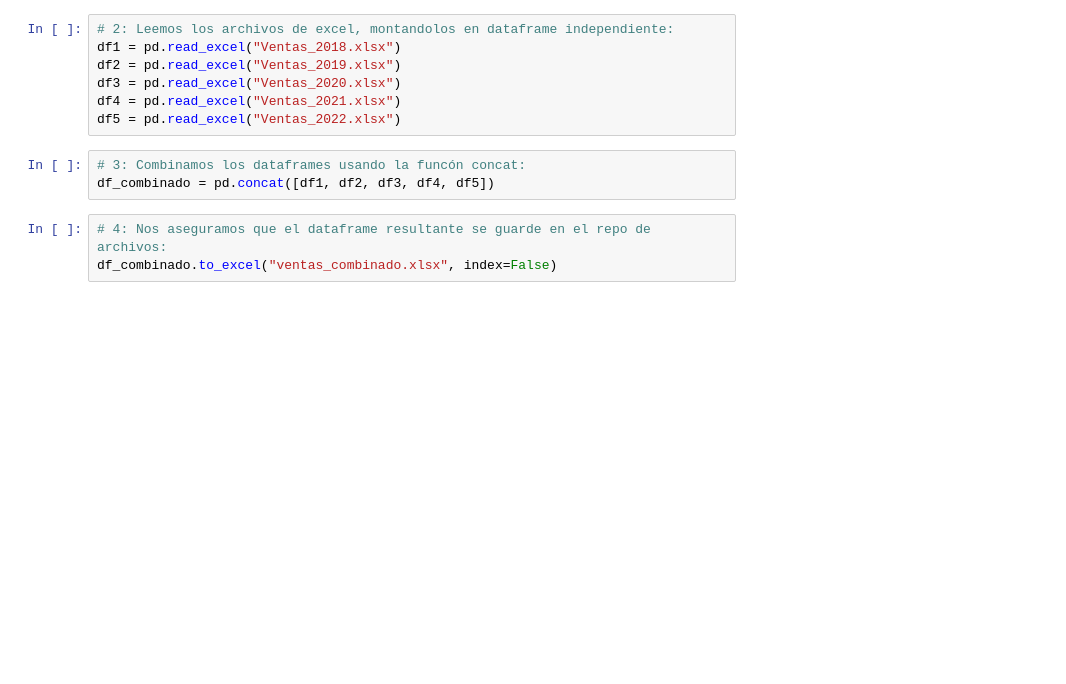
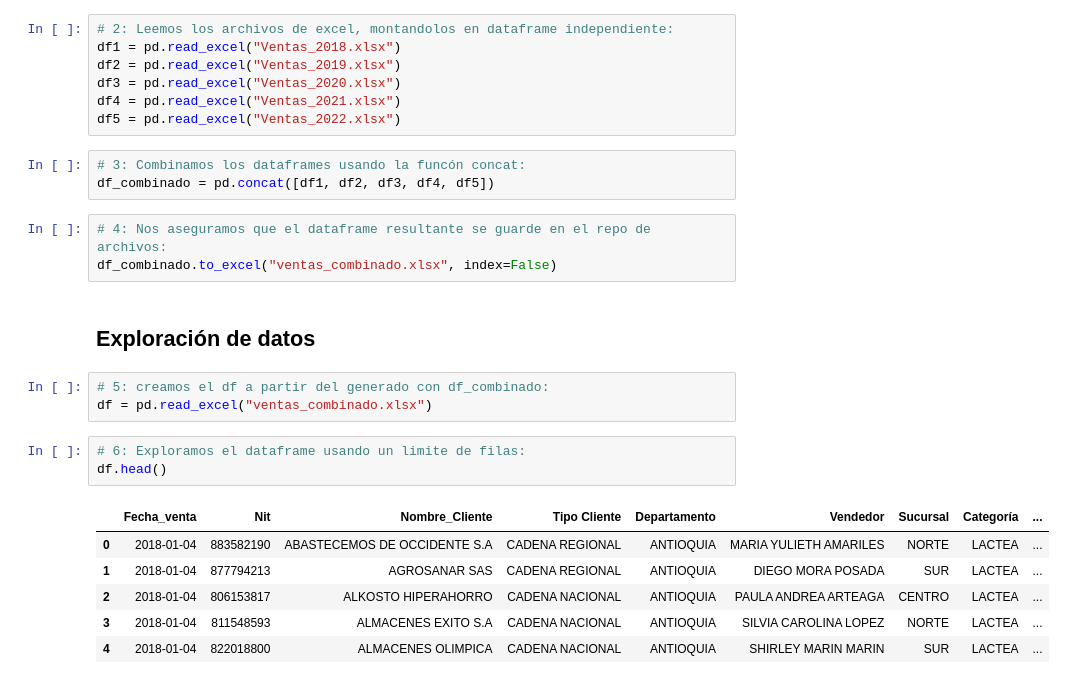
Before and after one commit to EderLara/Fundamentos-Big-Data, a Jupyter notebook: Procesamiento_de_Datos_con_Python.ipynb, the cells around one changed output. Cells and saved outputs as stored; diff of their text form; blank space fills up the shorter version.

Commit message:
Exploración Básica

```diff
--- a/Procesamiento_de_Datos_con_Python.ipynb
+++ b/Procesamiento_de_Datos_con_Python.ipynb
@@ -19,3 +19,18 @@ df_combinado = pd.concat([df1, df2, df3, df4, df5])
 # %%
 # 4: Nos aseguramos que el dataframe resultante se guarde en el repo de archivos:
 df_combinado.to_excel("ventas_combinado.xlsx", index=False)
+# %% [markdown]
+## Exploración de datos
+# %%
+# 5: creamos el df a partir del generado con df_combinado:
+df = pd.read_excel("ventas_combinado.xlsx")
+# %%
+# 6: Exploramos el dataframe usando un limite de filas:
+df.head()
+# %% [output]
+|  | Fecha_venta | Nit | Nombre_Cliente | Tipo Cliente | Departamento | Vendedor | Sucursal | Categoría | ... |
+| 0 | 2018-01-04 | 883582190 | ABASTECEMOS DE OCCIDENTE S.A | CADENA REGIONAL | ANTIOQUIA | MARIA YULIETH AMARILES | NORTE | LACTEA | ... |
+| 1 | 2018-01-04 | 877794213 | AGROSANAR SAS | CADENA REGIONAL | ANTIOQUIA | DIEGO MORA POSADA | SUR | LACTEA | ... |
+| 2 | 2018-01-04 | 806153817 | ALKOSTO HIPERAHORRO | CADENA NACIONAL | ANTIOQUIA | PAULA ANDREA ARTEAGA | CENTRO | LACTEA | ... |
+| 3 | 2018-01-04 | 811548593 | ALMACENES EXITO S.A | CADENA NACIONAL | ANTIOQUIA | SILVIA CAROLINA LOPEZ | NORTE | LACTEA | ... |
+| 4 | 2018-01-04 | 822018800 | ALMACENES OLIMPICA | CADENA NACIONAL | ANTIOQUIA | SHIRLEY MARIN MARIN | SUR | LACTEA | ... |
```
Also changed, not shown: parts of 2 cells of this notebook.
